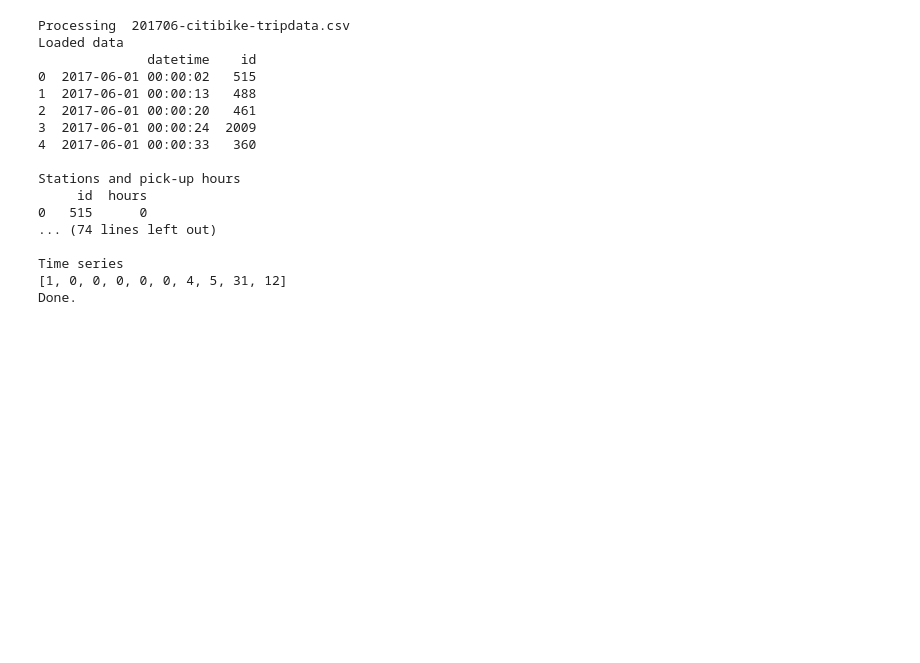
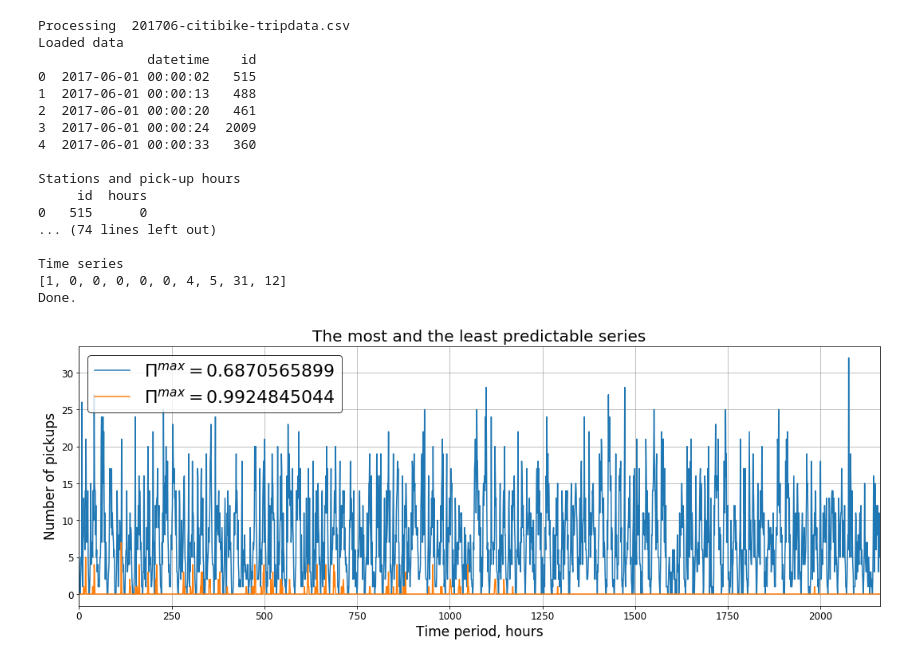
Before and after one commit to Cuspian/DLProject, a Jupyter notebook: BuildTimeSeries.ipynb, the cells around one changed output. Cells and saved outputs as stored; diff of their text form; code cells hidden in the pictures; blank space fills up the shorter version.

Commit message:
Preprocessing, predictability

```diff
--- a/BuildTimeSeries.ipynb
+++ b/BuildTimeSeries.ipynb
@@ -62,0 +92,6 @@ Done.
+# %%
+predictabilities = map(maximum_predictability, uniques, entropies)
+# %%
+series = sorted(zip(station_list, predictabilities, station_series), key = lambda x: x[-2])
+# %%
+series = map(list, series)
@@ -62,0 +102,20 @@ Done.
+# %%
+def drawSeries(timeseries, x_label, y_label, title, legends):
+    fig, ax = plt.subplots(figsize = (18, 6))
+    ax.set_xlim(0, len(timeseries[0]))
+    #ax.set_ylim(0, np.max(timeseries)+1)
+    for series_legend in zip(timeseries, legends):
+        plots = ax.plot(series_legend[0], label = series_legend[1])
+    plt.xlabel(x_label, fontsize = 17)
+    plt.ylabel(y_label, fontsize = 17)
+    plt.title(title, fontsize = 20)
+    xticks = map(lambda tick: tick.label.set_fontsize(12), ax.xaxis.get_major_ticks())
+    yticks = map(lambda tick: tick.label.set_fontsize(12), ax.yaxis.get_major_ticks())
+    ax.grid(True)
+    leg = plt.legend(fontsize = 22, frameon= True, edgecolor = 'black')
+# %%
+drawSeries([series[0][-1], series[-5][-1]], 'Time period, hours', 'Number of pickups',
+           'The most and the least predictable series',
+           [r'$\Pi^{max}=$'+str(series[0][1]), r'$\Pi^{max}=$'+str(series[-5][1])])
+# %% [output]
+[figure, added]
```
Also changed, not shown: parts of 9 cells of this notebook, 2 other files.
